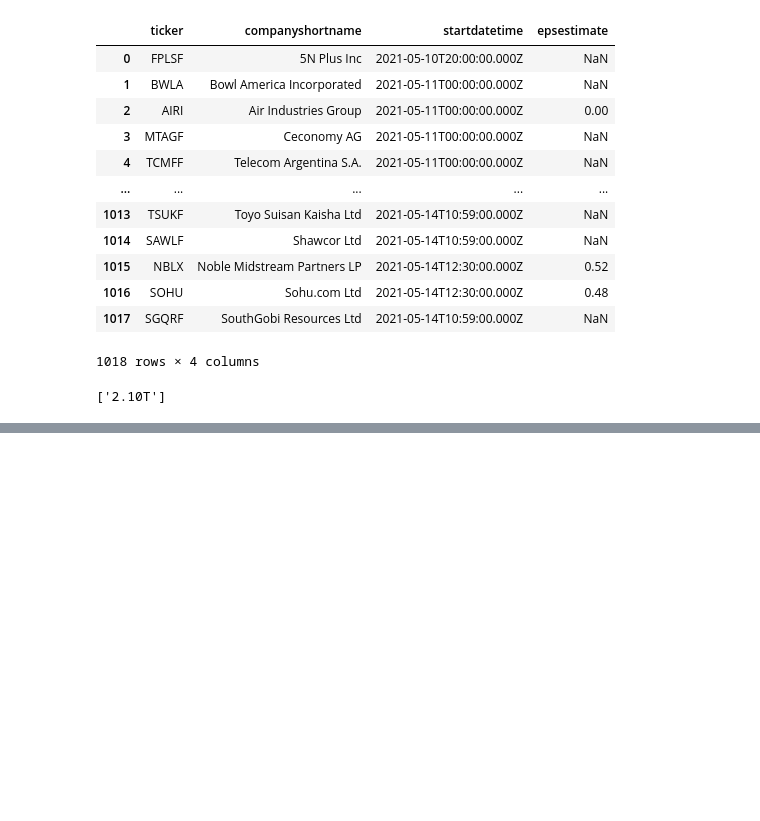
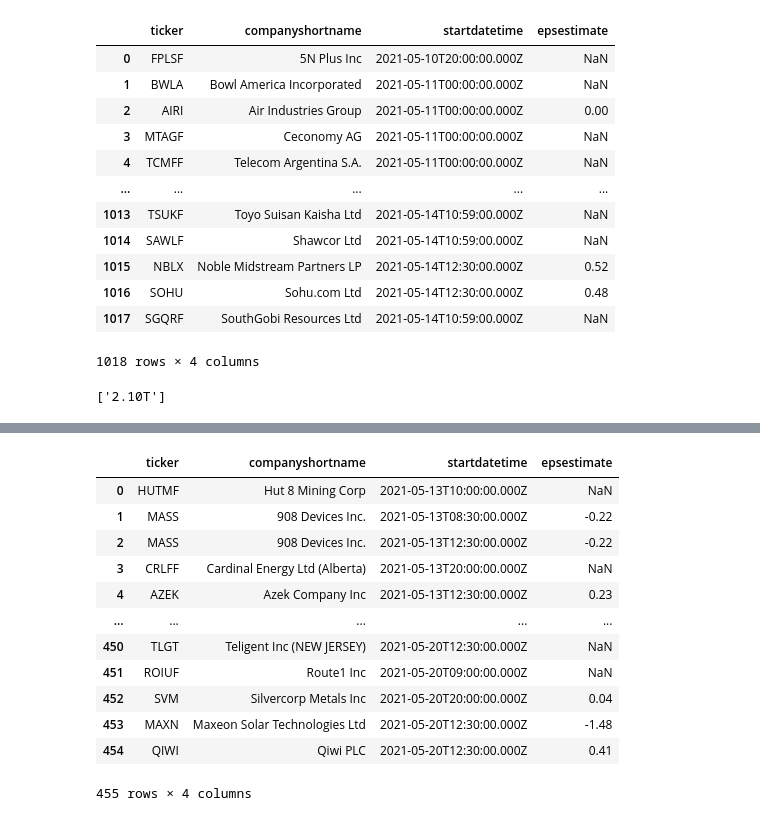
Before and after one commit to ryanhhogan3/financialintel, a Jupyter notebook: FinancialIntelemail.ipynb, the cells around one changed output, grey strips where cells are left out. Cells and saved outputs as stored; diff of their text form; code cells hidden in the pictures; blank space fills up the shorter version.

```diff
--- a/FinancialIntelemail.ipynb
+++ b/FinancialIntelemail.ipynb
@@ -248,0 +300,58 @@ AttributeError: '3.00B' is not a valid function for 'Series' object
+# %%
+### Trying to automate earnings module
+
+# Grabs companies reporting earnings between input dates
+def get_earnings_fordates(startdate, enddate):
+
+    # Start and End Dates
+    # startdate = '05/10/2021'
+    # enddate = '05/16/2021'
+
+    # Earnings Data in DataFrame Format
+    earnings_this_week = si.get_earnings_in_date_range(startdate, enddate)
+    earnings_thiswk = pd.DataFrame(earnings_this_week)
+
+    # Retrive Market Cap and Stock Price Information
+
+
+    # Retreives Week Number
+    today = dt.date.today()
+    weeknumber = today.isocalendar()[1]
+
+
+    # Write to CSV file in 'CSVfiles' folder
+    earnings_thiswk.to_csv('CSVfiles/earnings_for_week_{}.csv'.format(weeknumber))
+    dropcols = ['startdatetimetype', 'timeZoneShortName', 'gmtOffsetMilliSeconds' ,'quoteType','epsactual','epssurprisepct']
+    editearningsdf = earnings_thiswk.drop(columns=dropcols)
+
+    return editearningsdf
+
+# Calculates the input dates for the week (release every sunday)
+def this_weeks_earnings():
+    today = dt.date.today()
+    one_week = dt.timedelta(days=7)
+    one_week_ahead = today + one_week
+    today = str(today)
+    one_week = str(one_week_ahead)
+
+    # Call earnings for week function
+    earningsDF = get_earnings_fordates(today, one_week)
+    return earningsDF
+
+
+this_weeks_earnings()
+#earnings_this_week(today,one_week)
+# %% [output]
+|  | ticker | companyshortname | startdatetime | epsestimate |
+| 0 | HUTMF | Hut 8 Mining Corp | 2021-05-13T10:00:00.000Z | NaN |
+| 1 | MASS | 908 Devices Inc. | 2021-05-13T08:30:00.000Z | -0.22 |
+| 2 | MASS | 908 Devices Inc. | 2021-05-13T12:30:00.000Z | -0.22 |
+| 3 | CRLFF | Cardinal Energy Ltd (Alberta) | 2021-05-13T20:00:00.000Z | NaN |
+| 4 | AZEK | Azek Company Inc | 2021-05-13T12:30:00.000Z | 0.23 |
+| ... | ... | ... | ... | ... |
+| 450 | TLGT | Teligent Inc (NEW JERSEY) | 2021-05-20T12:30:00.000Z | NaN |
+| 451 | ROIUF | Route1 Inc | 2021-05-20T09:00:00.000Z | NaN |
+| 452 | SVM | Silvercorp Metals Inc | 2021-05-20T20:00:00.000Z | 0.04 |
+| 453 | MAXN | Maxeon Solar Technologies Ltd | 2021-05-20T12:30:00.000Z | -1.48 |
+| 454 | QIWI | Qiwi PLC | 2021-05-20T12:30:00.000Z | 0.41 |
+455 rows × 4 columns
```
Also changed, not shown: parts of 7 cells of this notebook, 2 other files.
